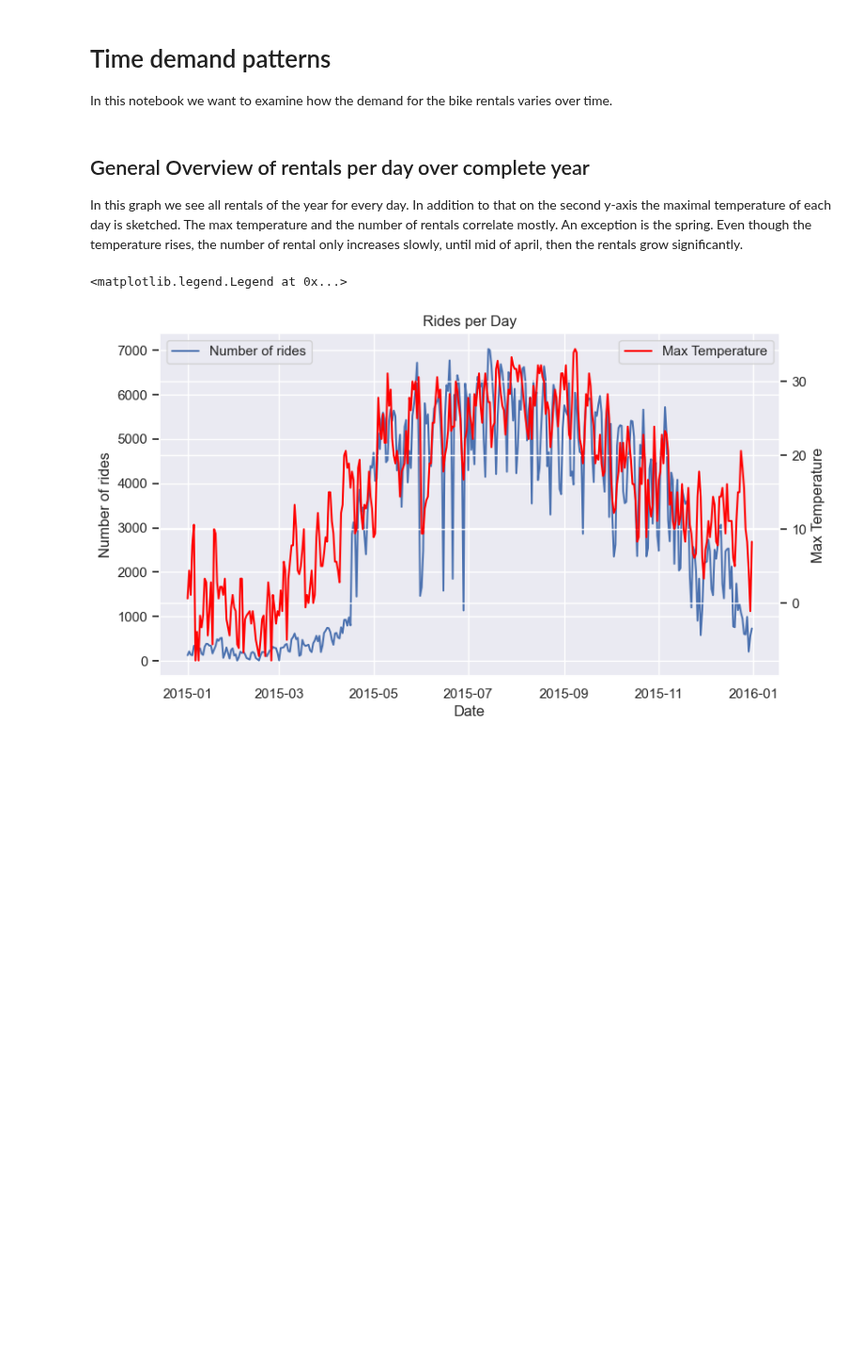
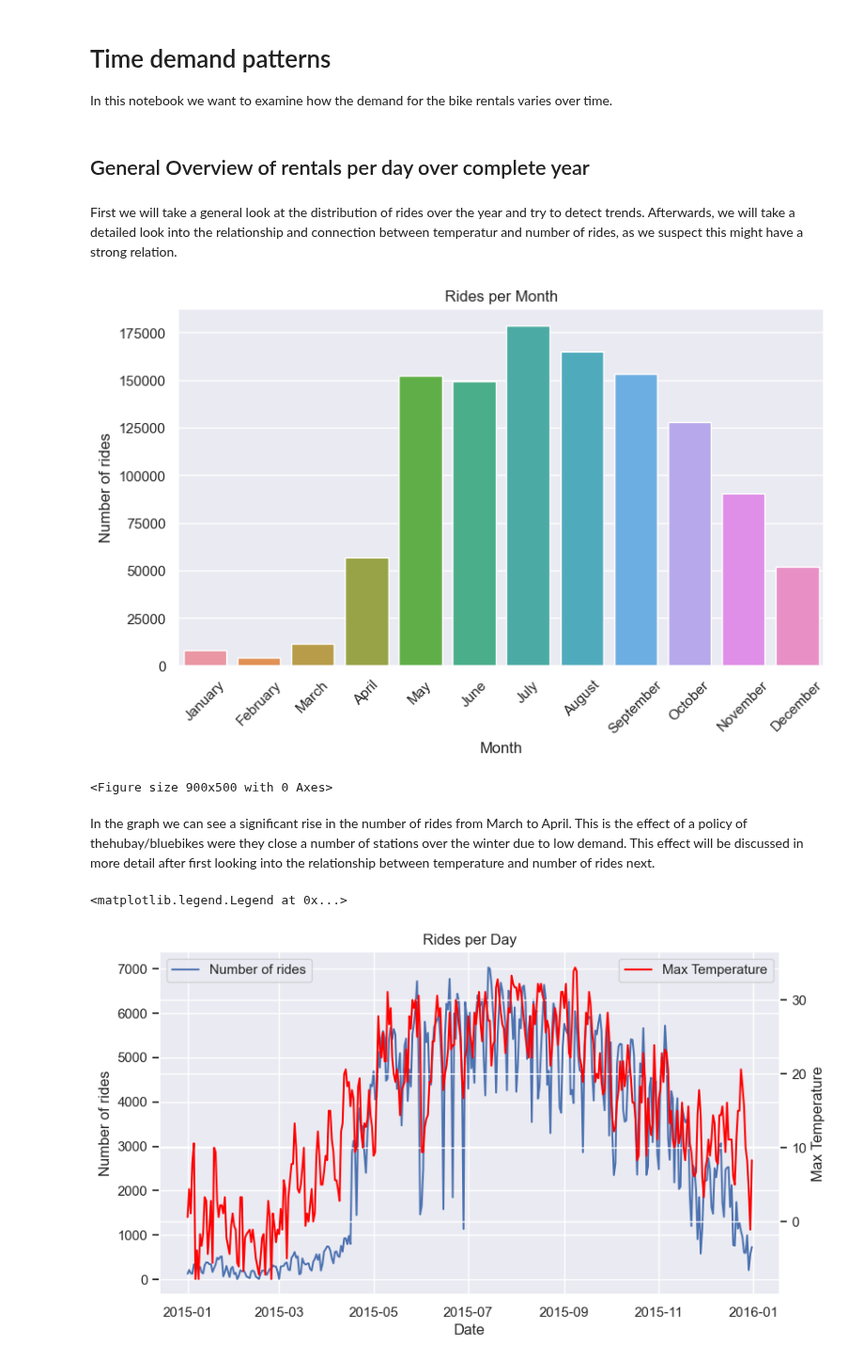
Before and after one commit to RavenRudi/AA_Group16, a Jupyter notebook: time_demand_patterns.ipynb, the cells around one changed output. Shown at 94% size. Drawn from its saved outputs; the diff is of its cells as text; code cells hidden in the pictures; blank space fills up the shorter version.

```diff
--- a/time_demand_patterns.ipynb
+++ b/time_demand_patterns.ipynb
@@ -14,9 +14,30 @@ sns.set_theme(style="darkgrid", rc={'figure.figsize': (9, 5)})
 
 # Global variables
 df_boston = lh.load_prepared_data()
-# %% [markdown]
-## General Overview of rentals per day over complete year
-In this graph we see all rentals of the year for every day. In addition to that on the second y-axis the maximal temperature of each day is sketched. The max temperature and the number of rentals correlate mostly. An exception is the spring. Even though the temperature rises, the number of rental only increases slowly, until mid of april, then the rentals grow significantly.
+# %% [markdown]
+## General Overview of rentals per day over complete year
+# %% [markdown]
+First we will take a general look at the distribution of rides over the year and try to detect trends. Afterwards, we will take a detailed look into the relationship and connection between temperatur and number of rides, as we suspect this might have a strong relation.
+# %%
+import matplotlib.pyplot as plt
+
+df_rentals_total = df_boston.copy()
+df_rentals_total['month'] = df_rentals_total['end_time'].dt.month_name()
+df_rentals_total_month = df_rentals_total.groupby(['month']).size().reset_index(name='num_rides')
+df_rentals_total_month['month'] = pd.Categorical(df_rentals_total_month['month'], categories=['January', 'February', 'March' , 'April', 'May', 'June', 'July', 'August', 'September', 'October', 'November', 'December'], ordered=True)
+
+ax1 = sns.barplot(data=df_rentals_total_month, x='month', y='num_rides')
+
+
+fig = plt.figure()
+ax1.set(xlabel='Month', ylabel='Number of rides', title='Rides per Month')
+ax1.set_ylabel('Number of rides')
+ax1.tick_params(axis='x', rotation=45)
+# %% [output]
+[figure, added]
+<Figure size 900x500 with 0 Axes>
+# %% [markdown]
+In the graph we can see a significant rise in the number of rides from March to April. This is the effect of a policy of thehubay/bluebikes were they close a number of stations over the winter due to low demand. This effect will be discussed in more detail after first looking into the relationship between temperature and number of rides next.
 # %%
 # Data
 demand_series = df_boston.groupby(df_boston['start_time'].dt.date).size()
```
Also changed, not shown: parts of 16 cells of this notebook.
